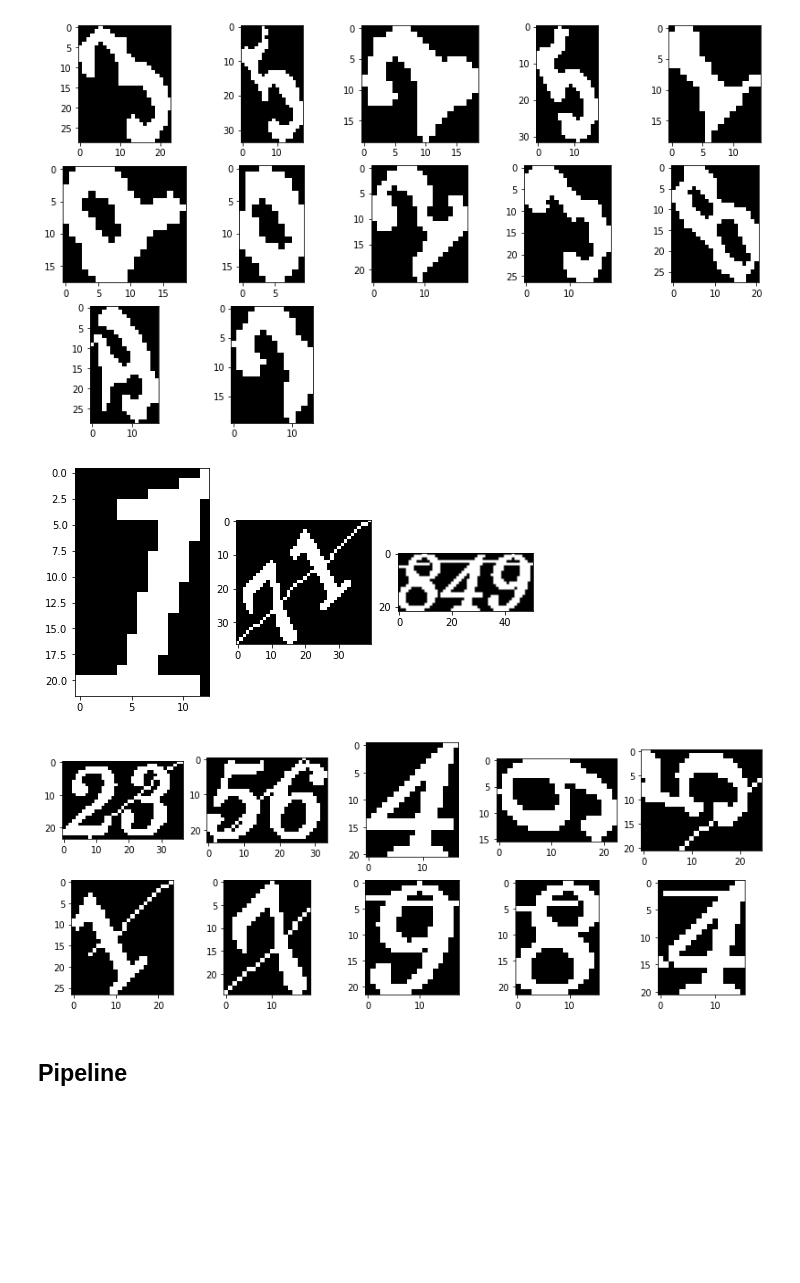
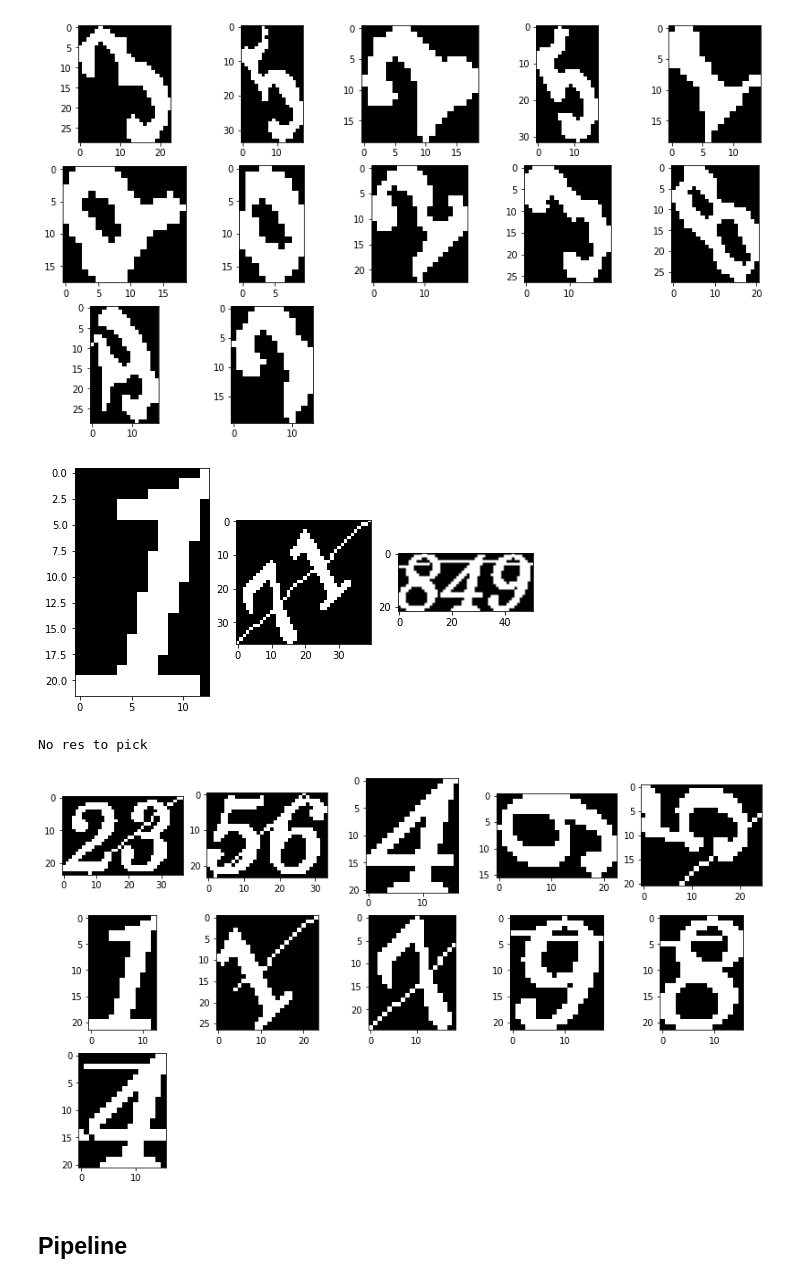
Before and after one commit to AudranDoublet/jacoubet_map_number_detection, a Jupyter notebook: Segmentation.ipynb, the cells around one changed output. Saved outputs shown, nothing was run; the diff lists cells and outputs as text; code cells hidden in the pictures; blank space fills up the shorter version.

```diff
--- a/Segmentation.ipynb
+++ b/Segmentation.ipynb
@@ -804,11 +796,12 @@ show_images(multiple_to_singles2(s5, m5))
 # %%
 s3, m3 = extract_single_numbers(n3)
 show_images(m3)
-singles = multiple_to_singles2(s3, m3[1:])
+singles = multiple_to_singles2(s3, m3)
 show_images(singles)
 # %% [output]
 [figure]
+No res to pick
-[figure, old version]
+[figure, new version]
 # %% [markdown]
 ## Pipeline
 # %%
```
Also changed, not shown: parts of 3 cells of this notebook.
